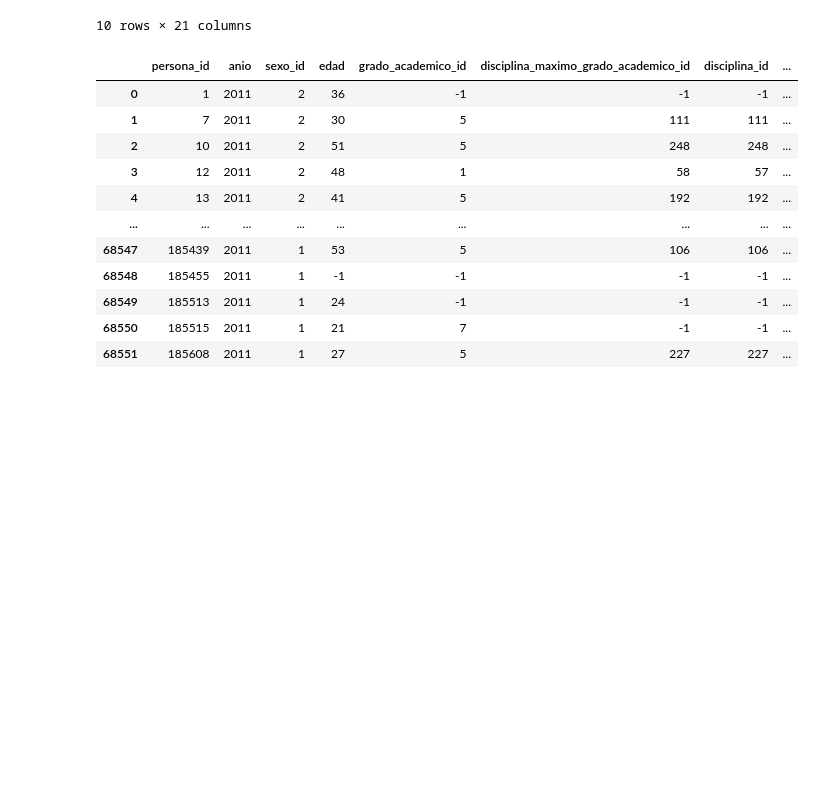
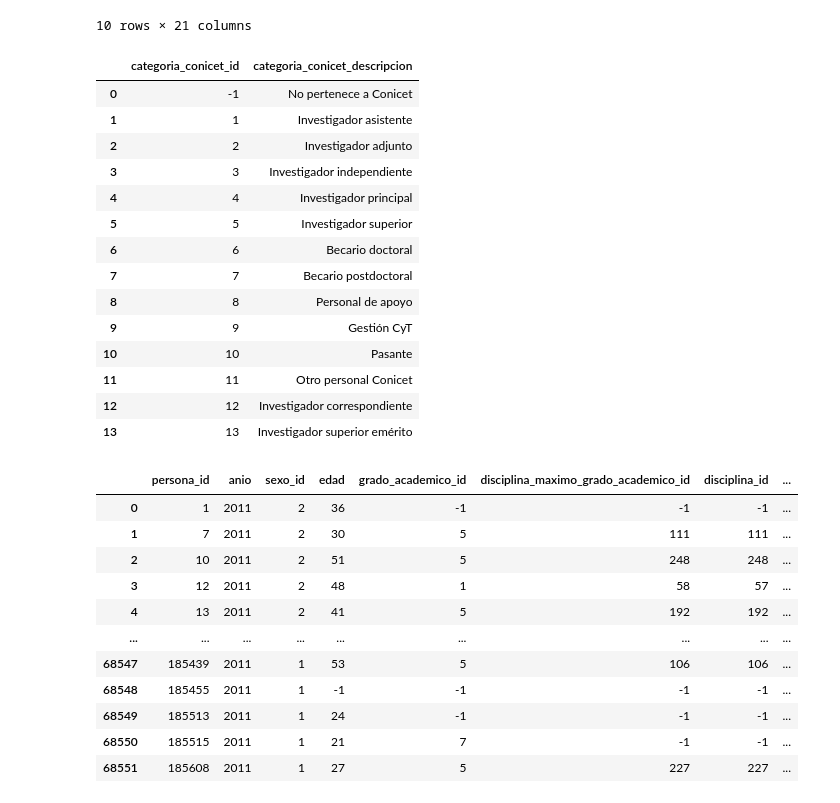
Before and after one commit to ferminitu/F_de_Informatica, a Jupyter notebook: F. de Informática/Python avanzado/Ciencia de Datos/personax.ipynb, the cells around one changed output. Cells and saved outputs as stored; diff of their text form; code cells hidden in the pictures; blank space fills up the shorter version.

```diff
--- a/F. de Informática/Python avanzado/Ciencia de Datos/personax.ipynb
+++ b/F. de Informática/Python avanzado/Ciencia de Datos/personax.ipynb
@@ -49,6 +33,26 @@ personas.head(10)
 | 8 | 17 | 2011 | 2 | 53 | 2 | 281 | ... |
 | 9 | 19 | 2011 | 2 | 52 | 1 | 255 | ... |
 10 rows × 21 columns
+# %%
+conicet = pd.read_csv("/Users/ferminiturriaga/Desktop/UCEMA/2021/F_de_Informatica/F. de Informática/Python avanzado/Ciencia de Datos/Data/ref_categoria_conicet.csv", sep=";")
+len(conicet)
+conicet
+# %% [output]
+|  | categoria_conicet_id | categoria_conicet_descripcion |
+| 0 | -1 | No pertenece a Conicet |
+| 1 | 1 | Investigador asistente |
+| 2 | 2 | Investigador adjunto |
+| 3 | 3 | Investigador independiente |
+| 4 | 4 | Investigador principal |
+| 5 | 5 | Investigador superior |
+| 6 | 6 | Becario doctoral |
+| 7 | 7 | Becario postdoctoral |
+| 8 | 8 | Personal de apoyo |
+| 9 | 9 | Gestión CyT |
+| 10 | 10 | Pasante |
+| 11 | 11 | Otro personal Conicet |
+| 12 | 12 | Investigador correspondiente |
+| 13 | 13 | Investigador superior emérito |
 # %%
 personas = personas.rename(columns = {"clase_cargo_docente_id": "clase_cargo_id"})
 personas = personas.rename(columns = {"disciplina_titulo_grado_id": "disciplina_id"})
```
Also changed, not shown: parts of 7 cells of this notebook, 2 other files.
